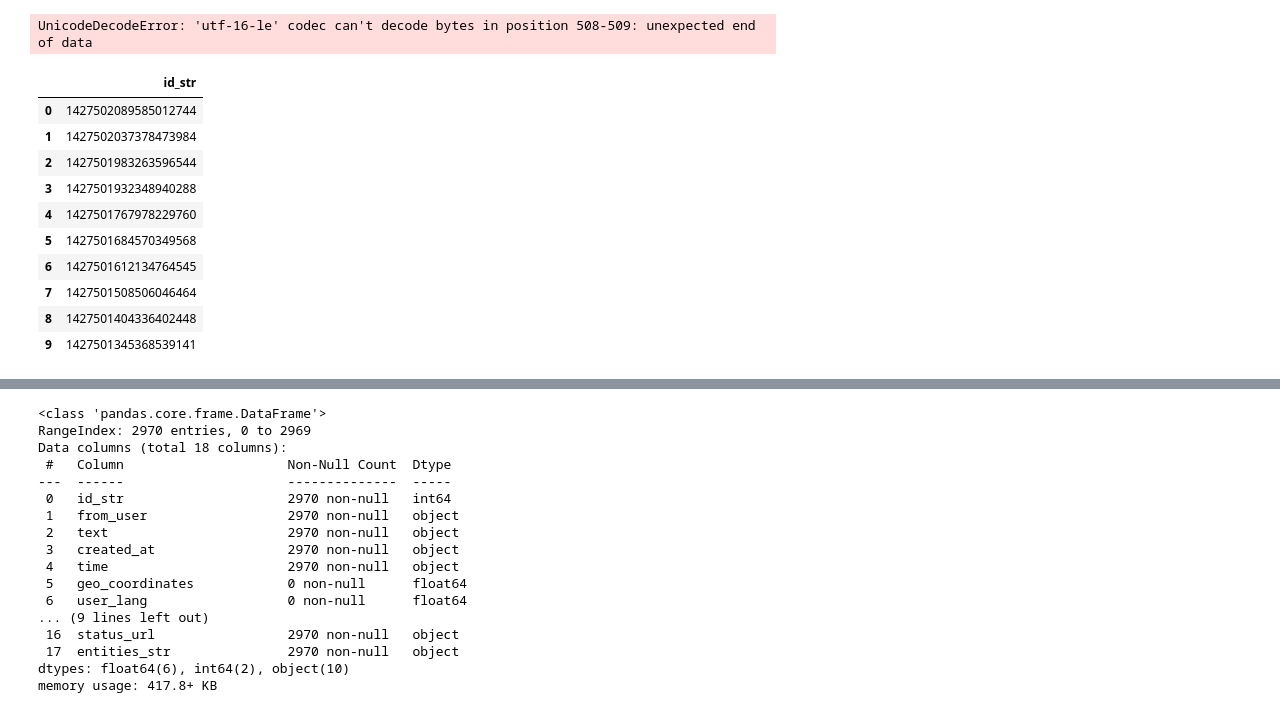
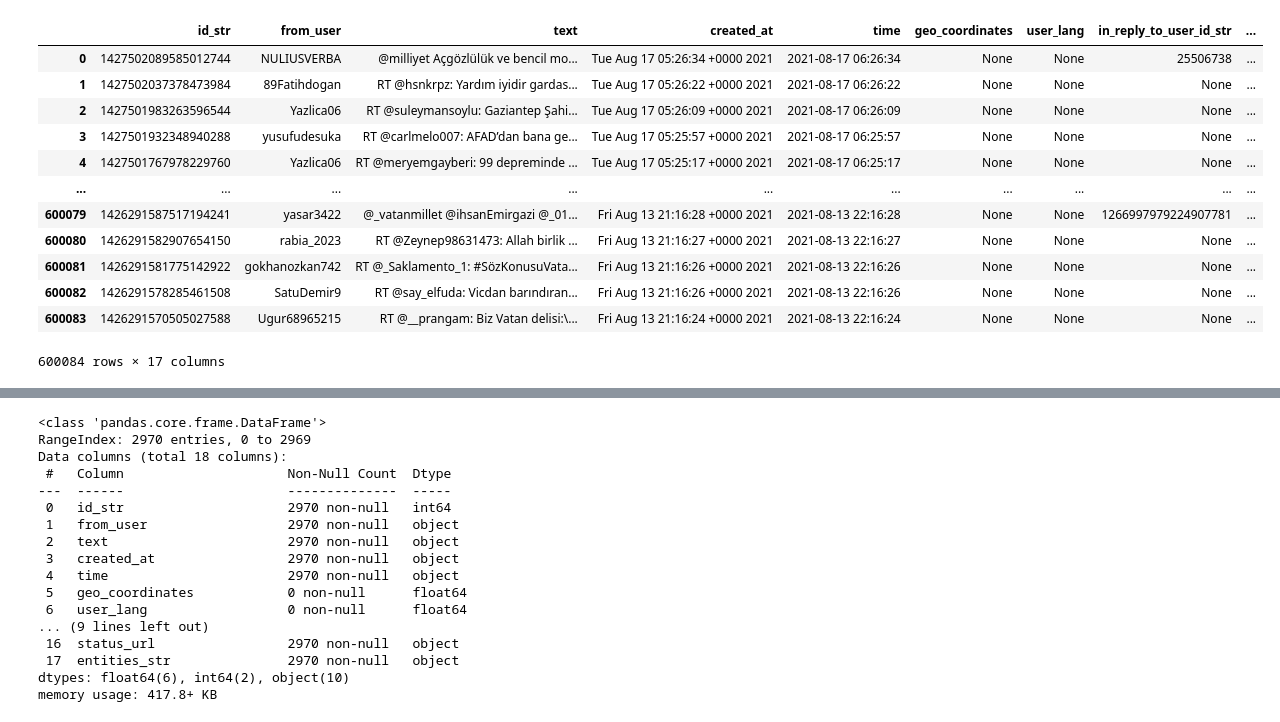
Before and after one commit to semihcinar/SQL, a Jupyter notebook: PY-SQL/SQL-Pandas-Analiz.ipynb, the cells around one changed output, grey strips where cells are left out. Drawn from its saved outputs; the diff is of its cells as text; code cells hidden in the pictures.

```diff
--- a/PY-SQL/SQL-Pandas-Analiz.ipynb
+++ b/PY-SQL/SQL-Pandas-Analiz.ipynb
@@ -24,6 +24,6 @@ db = 'TwitterDB'
 conn = pyodbc.connect('DRIVER={SQL Server};SERVER=DESKTOP-V7B8HFS\CINARBILISIM; DATABASE=TwitterDB;Trusted_Connection=yes')
 # query db
 
-sql = "select  text from Tweet_import"
+sql = "SELECT    * FROM Tweet_import"
 #sql1="SELECT       id_str, from_user, text, created_at, time, geo_coordinates, user_lang, from_user_id_str, user_followers_count, user_friends_count, user_location FROM            Memurlar "
 #
@@ -32,18 +32,20 @@ sql = "select  text from Tweet_import"
 # %%
-df = pandas.io.sql.read_sql(sql, conn)
+#df = pandas.io.sql.read_sql(sql, conn)
-# %% [output]
-UnicodeDecodeError: 'utf-16-le' codec can't decode bytes in position 508-509: unexpected end of data
 # %%
-df.head(10)
+df=pandas.read_sql(sql, conn)
-# %% [output]
-|  | id_str |
-| 0 | 1427502089585012744 |
-| 1 | 1427502037378473984 |
-| 2 | 1427501983263596544 |
-| 3 | 1427501932348940288 |
-| 4 | 1427501767978229760 |
-| 5 | 1427501684570349568 |
-| 6 | 1427501612134764545 |
-| 7 | 1427501508506046464 |
-| 8 | 1427501404336402448 |
-| 9 | 1427501345368539141 |
+# %%
+df
+# %% [output]
+|  | id_str | from_user | text | created_at | time | geo_coordinates | user_lang | in_reply_to_user_id_str | ... |
+| 0 | 1427502089585012744 | NULIUSVERBA | @milliyet Açgözlülük ve bencil mo... | Tue Aug 17 05:26:34 +0000 2021 | 2021-08-17 06:26:34 | None | None | 25506738 | ... |
+| 1 | 1427502037378473984 | 89Fatihdogan | RT @hsnkrpz: Yardım iyidir gardas... | Tue Aug 17 05:26:22 +0000 2021 | 2021-08-17 06:26:22 | None | None | None | ... |
+| 2 | 1427501983263596544 | Yazlica06 | RT @suleymansoylu: Gaziantep Şahi... | Tue Aug 17 05:26:09 +0000 2021 | 2021-08-17 06:26:09 | None | None | None | ... |
+| 3 | 1427501932348940288 | yusufudesuka | RT @carlmelo007: AFAD’dan bana ge... | Tue Aug 17 05:25:57 +0000 2021 | 2021-08-17 06:25:57 | None | None | None | ... |
+| 4 | 1427501767978229760 | Yazlica06 | RT @meryemgayberi: 99 depreminde ... | Tue Aug 17 05:25:17 +0000 2021 | 2021-08-17 06:25:17 | None | None | None | ... |
+| ... | ... | ... | ... | ... | ... | ... | ... | ... | ... |
+| 600079 | 1426291587517194241 | yasar3422 | @_vatanmillet @ihsanEmirgazi @_01... | Fri Aug 13 21:16:28 +0000 2021 | 2021-08-13 22:16:28 | None | None | 1266997979224907781 | ... |
+| 600080 | 1426291582907654150 | rabia_2023 | RT @Zeynep98631473: Allah birlik ... | Fri Aug 13 21:16:27 +0000 2021 | 2021-08-13 22:16:27 | None | None | None | ... |
+| 600081 | 1426291581775142922 | gokhanozkan742 | RT @_Saklamento_1: #SözKonusuVata... | Fri Aug 13 21:16:26 +0000 2021 | 2021-08-13 22:16:26 | None | None | None | ... |
+| 600082 | 1426291578285461508 | SatuDemir9 | RT @say_elfuda: Vicdan barındıran... | Fri Aug 13 21:16:26 +0000 2021 | 2021-08-13 22:16:26 | None | None | None | ... |
+| 600083 | 1426291570505027588 | Ugur68965215 | RT @__prangam: Biz Vatan delisi:\... | Fri Aug 13 21:16:24 +0000 2021 | 2021-08-13 22:16:24 | None | None | None | ... |
+600084 rows × 17 columns
```
Also changed, not shown: parts of 3 cells of this notebook.
